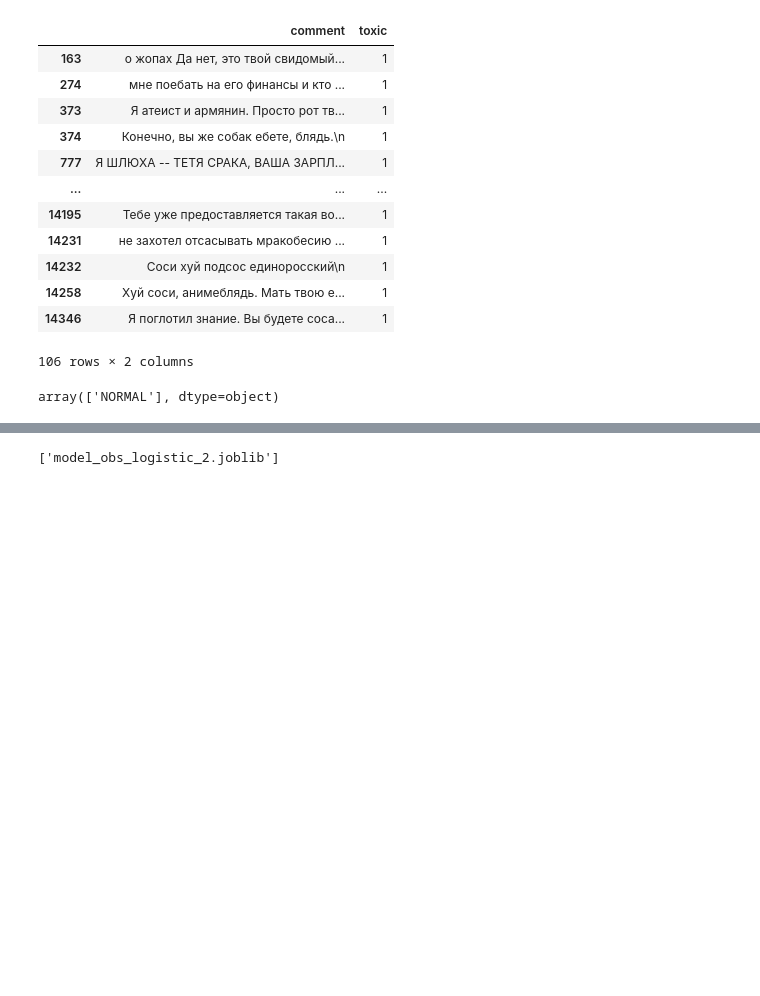
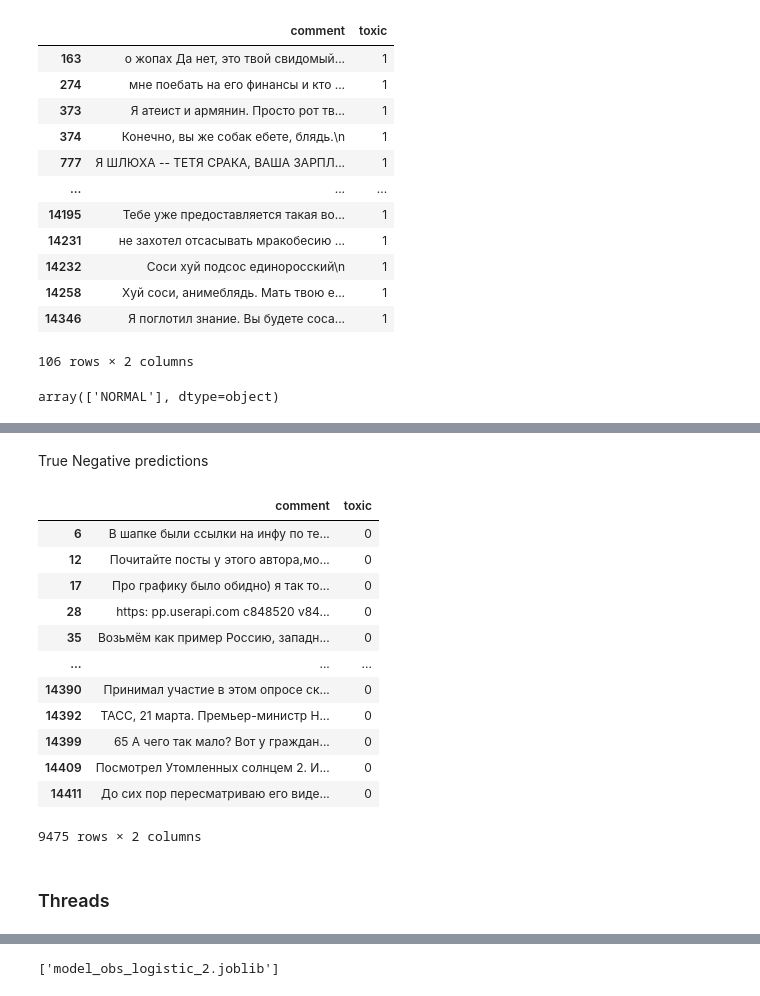
Before and after one commit to Egoluback/Toxic_Detector, a Jupyter notebook: Train.ipynb, the cells around one changed output, grey strips where cells are left out. Saved outputs shown, nothing was run; the diff lists cells and outputs as text; code cells hidden in the pictures; blank space fills up the shorter version.

```diff
--- a/Train.ipynb
+++ b/Train.ipynb
@@ -302,0 +628,20 @@ array(['NORMAL'], dtype=object)
+# %% [markdown]
+True Negative predictions
+# %%
+df_2ch_untoxic_predicted[df_2ch_untoxic_predicted.toxic == 0]
+# %% [output]
+|  | comment | toxic |
+| 6 | В шапке были ссылки на инфу по те... | 0 |
+| 12 | Почитайте посты у этого автора,мо... | 0 |
+| 17 | Про графику было обидно) я так то... | 0 |
+| 28 | https: pp.userapi.com c848520 v84... | 0 |
+| 35 | Возьмём как пример Россию, западн... | 0 |
+| ... | ... | ... |
+| 14390 | Принимал участие в этом опросе ск... | 0 |
+| 14392 | ТАСС, 21 марта. Премьер-министр Н... | 0 |
+| 14399 | 65 А чего так мало? Вот у граждан... | 0 |
+| 14409 | Посмотрел Утомленных солнцем 2. И... | 0 |
+| 14411 | До сих пор пересматриваю его виде... | 0 |
+9475 rows × 2 columns
+# %% [markdown]
+### Threads
```
Also changed, not shown: parts of 54 cells of this notebook, 2 other files.
